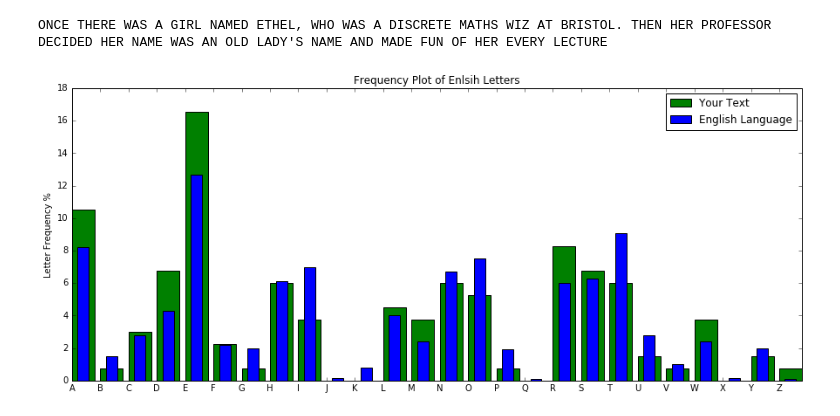
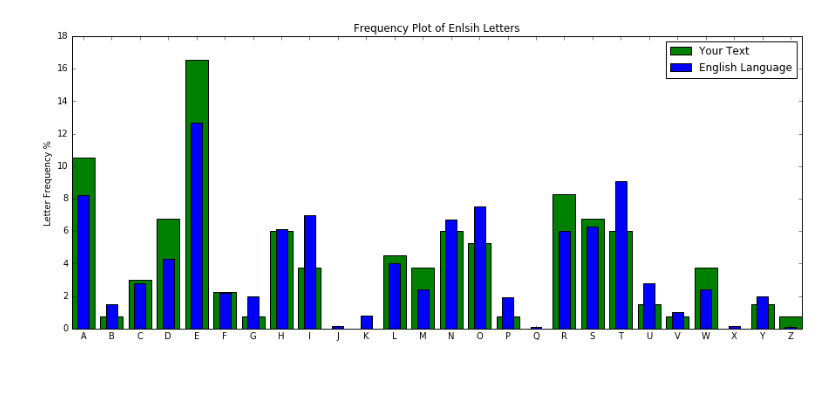
Before and after one commit to TuanaCelik/BrilliantCiphers, a Jupyter notebook: FrequencyVisualizer.ipynb, the cells around one changed output. Saved outputs shown, nothing was run; the diff lists cells and outputs as text; code cells hidden in the pictures; blank space fills up the shorter version.

```diff
--- a/FrequencyVisualizer.ipynb
+++ b/FrequencyVisualizer.ipynb
@@ -146,14 +155,15 @@ def decrytp_caeser(cipher_text, shift):
             result += char
         else:
             result += chr((ord(char) - shift + 26) % 26 + ord('A'))
-    print(result)
-    get_frequency_plot(result)
-    plt.bar([i+0.2 for i in range(len(keys))], values, width=0.4, color='b', label='English Language')
-    plt.legend()
-
-interact(decrytp_caeser, cipher_text=cipher_text, shift=['A', 'B', 'C', 'D', 'E', 'F', 'G', 'H', 'I', 'J',
-                                                         'K', 'L', 'M', 'N', 'O', 'P', 'Q', 'R', 'S', 'T', 'U', 'V', 'W',
-                                                         'X', 'Y', 'Z'])
+    return result
-# %% [output]
-ONCE THERE WAS A GIRL NAMED ETHEL, WHO WAS A DISCRETE MATHS WIZ AT BRISTOL. THEN HER PROFESSOR DECIDED HER NAME WAS AN OLD LADY'S NAME AND MADE FUN OF HER EVERY LECTURE
-[figure, removed]
+# %%
+def plot_caeser_decrypted(cipher_text, shift):
+    get_frequency_plot(decrytp_caeser(cipher_text, shift))
+    plt.bar([i+0.2 for i in range(len(keys))], values, width=0.4, color='b', label='English Language')
+    plt.legend()
+
+interact(plot_caeser_decrypted, cipher_text=cipher_text, shift=['A', 'B', 'C', 'D', 'E', 'F', 'G', 'H', 'I', 'J',
+                                                         'K', 'L', 'M', 'N', 'O', 'P', 'Q', 'R', 'S', 'T', 'U', 'V', 'W',
+                                                         'X', 'Y', 'Z'])
+# %% [output]
+[figure, added]
```
Also changed, not shown: parts of 8 cells of this notebook.
